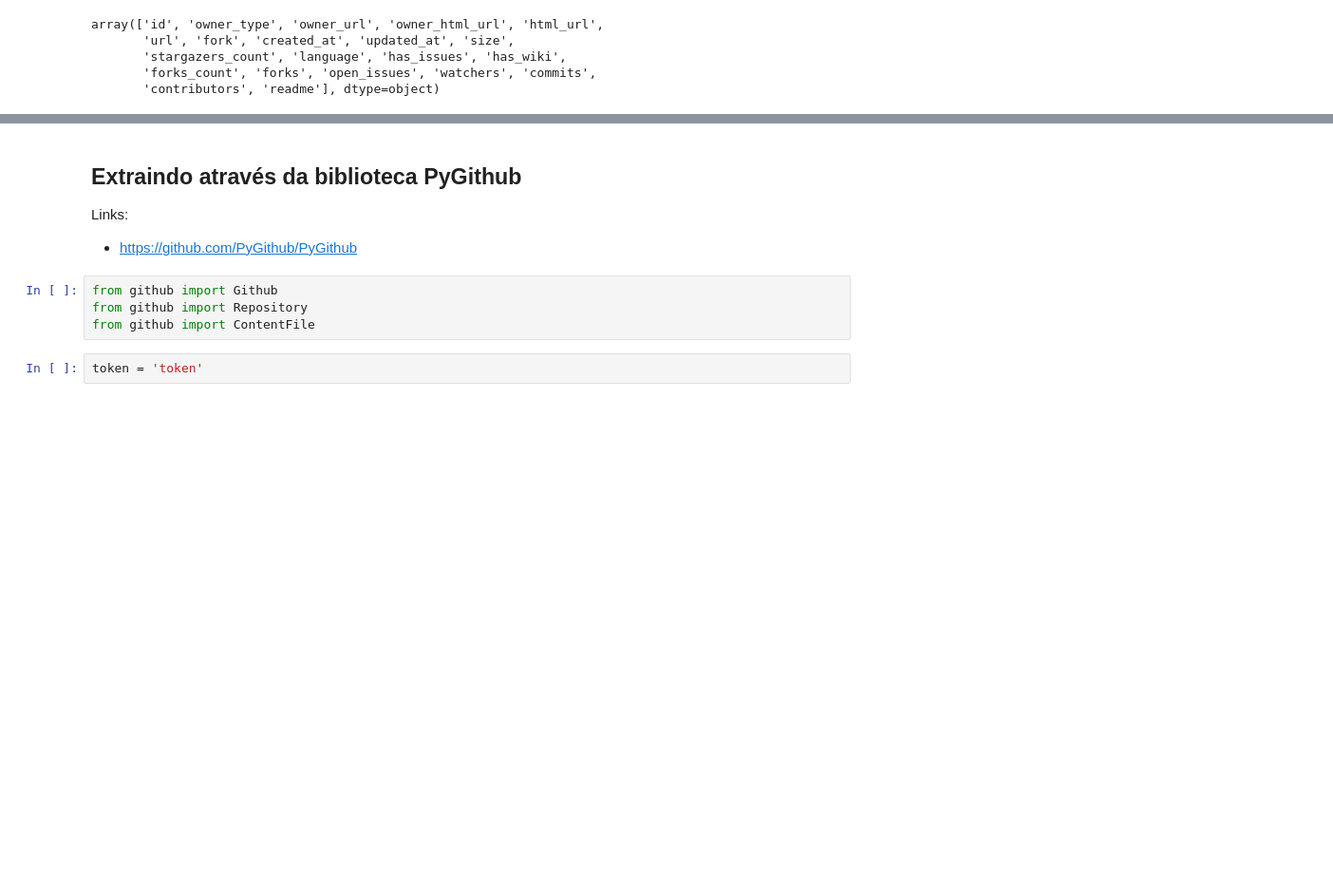
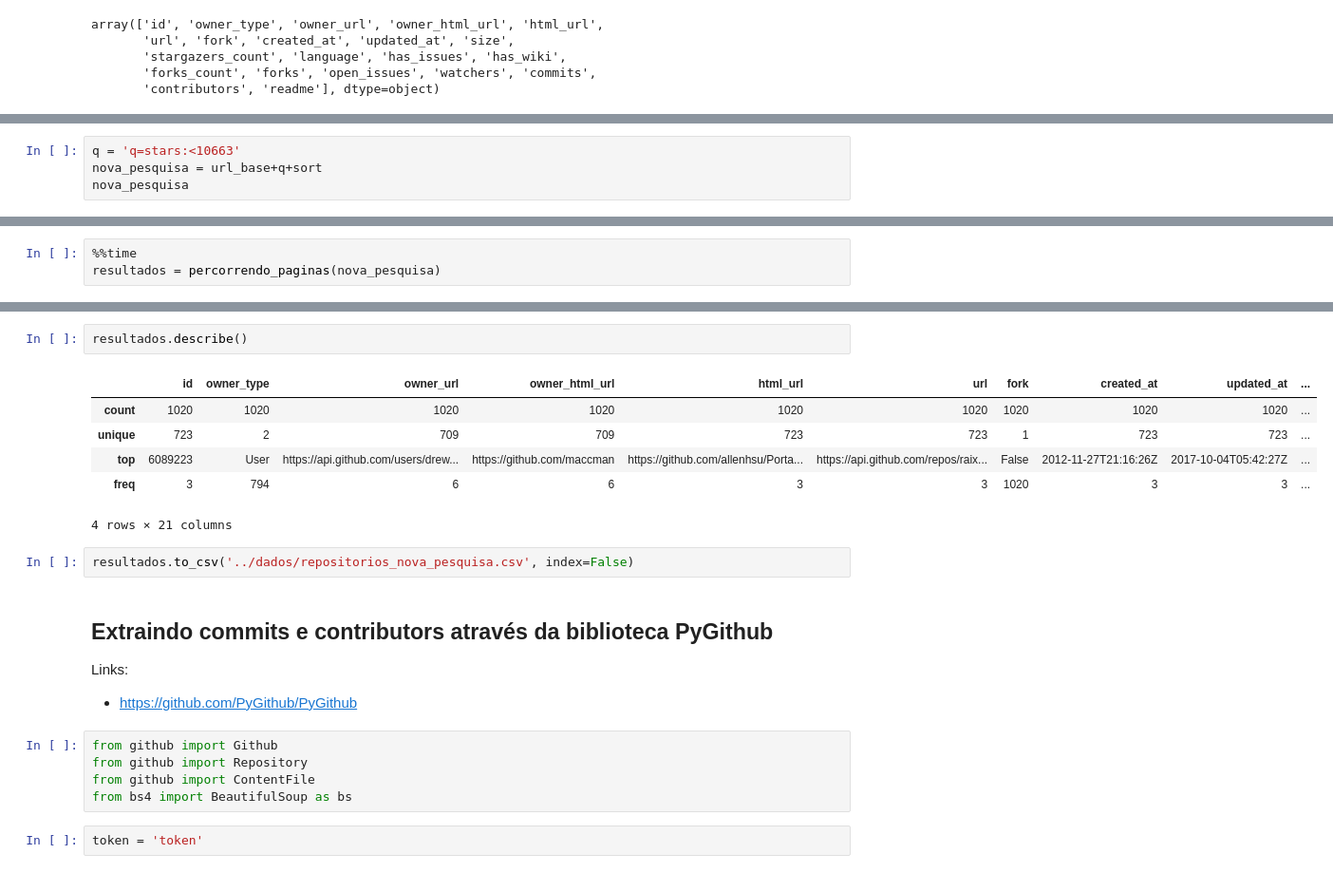
Before and after one commit to Lorenaps/replicacao-pesquisa, a Jupyter notebook: extracao_dados/search_github_api.ipynb, the cells around one changed output, grey strips where cells are left out. Shown: that part at 95% size. Drawn from its saved outputs; the diff is of its cells as text; blank space fills up the shorter version.

```diff
--- a/extracao_dados/search_github_api.ipynb
+++ b/extracao_dados/search_github_api.ipynb
@@ -196,0 +201,4 @@ array(['id', 'owner_type', 'owner_url', 'owner_html_url', 'html_url',
+# %%
+q = 'q=stars:<10663'
+nova_pesquisa = url_base+q+sort
+nova_pesquisa
@@ -196,0 +207,3 @@ array(['id', 'owner_type', 'owner_url', 'owner_html_url', 'html_url',
+# %%
+%%time
+resultados = percorrendo_paginas(nova_pesquisa)
@@ -197,5 +228,16 @@ array(['id', 'owner_type', 'owner_url', 'owner_html_url', 'html_url',
+# %%
+resultados.describe()
+# %% [output]
+|  | id | owner_type | owner_url | owner_html_url | html_url | url | fork | created_at | updated_at | ... |
+| count | 1020 | 1020 | 1020 | 1020 | 1020 | 1020 | 1020 | 1020 | 1020 | ... |
+| unique | 723 | 2 | 709 | 709 | 723 | 723 | 1 | 723 | 723 | ... |
+| top | 6089223 | User | https://api.github.com/users/drew... | https://github.com/maccman | https://github.com/allenhsu/Porta... | https://api.github.com/repos/raix... | False | 2012-11-27T21:16:26Z | 2017-10-04T05:42:27Z | ... |
+| freq | 3 | 794 | 6 | 6 | 3 | 3 | 1020 | 3 | 3 | ... |
+4 rows × 21 columns
+# %%
+resultados.to_csv('../dados/repositorios_nova_pesquisa.csv', index=False)
 # %% [markdown]
-## Extraindo através da biblioteca PyGithub
+## Extraindo commits e contributors através da biblioteca PyGithub
 
 Links:
 - https://github.com/PyGithub/PyGithub
@@ -203,6 +245,7 @@ Links:
 from github import Github
 from github import Repository
 from github import ContentFile
+from bs4 import BeautifulSoup as bs
 # %%
 token = 'token'
 # %%
```
Also changed, not shown: parts of 21 cells of this notebook, 1 other file.
